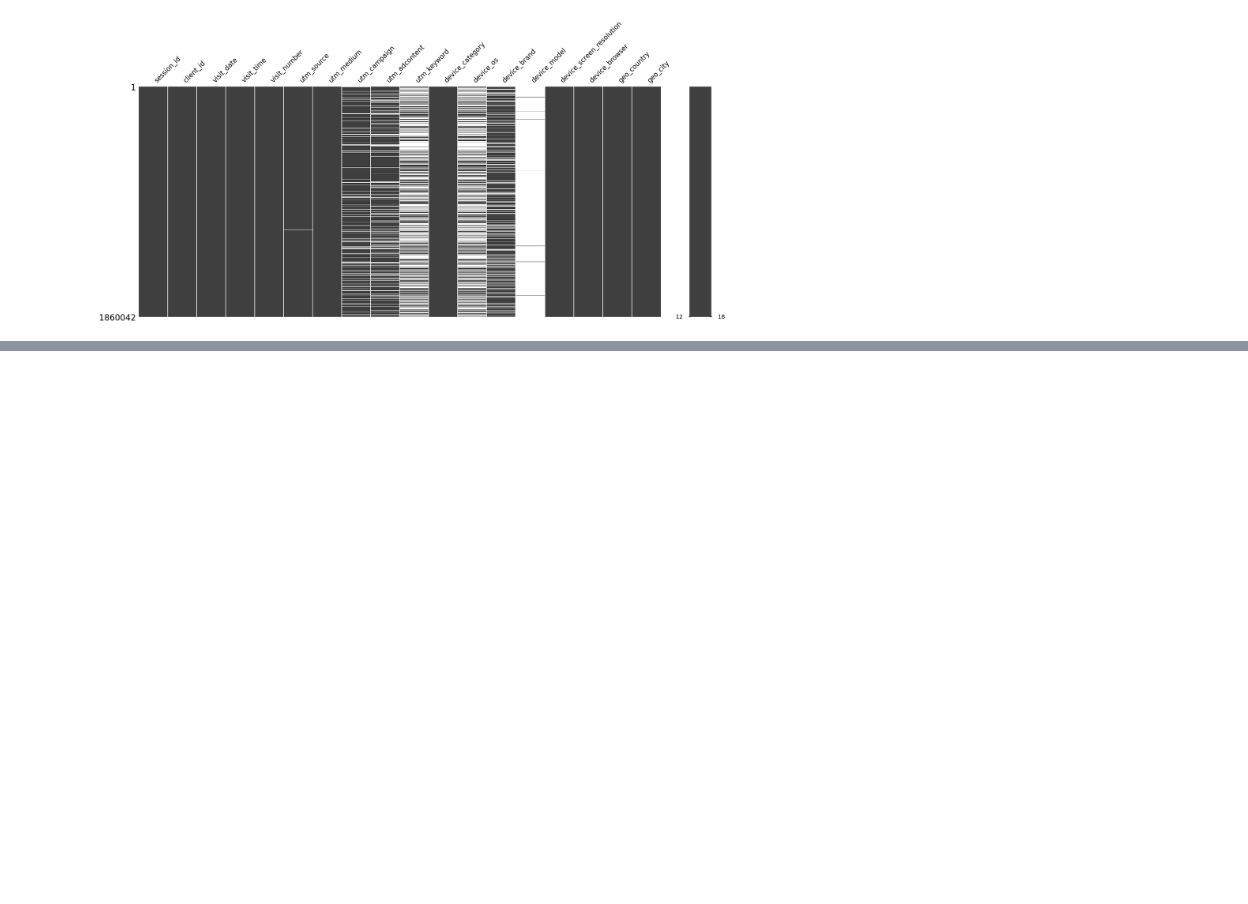
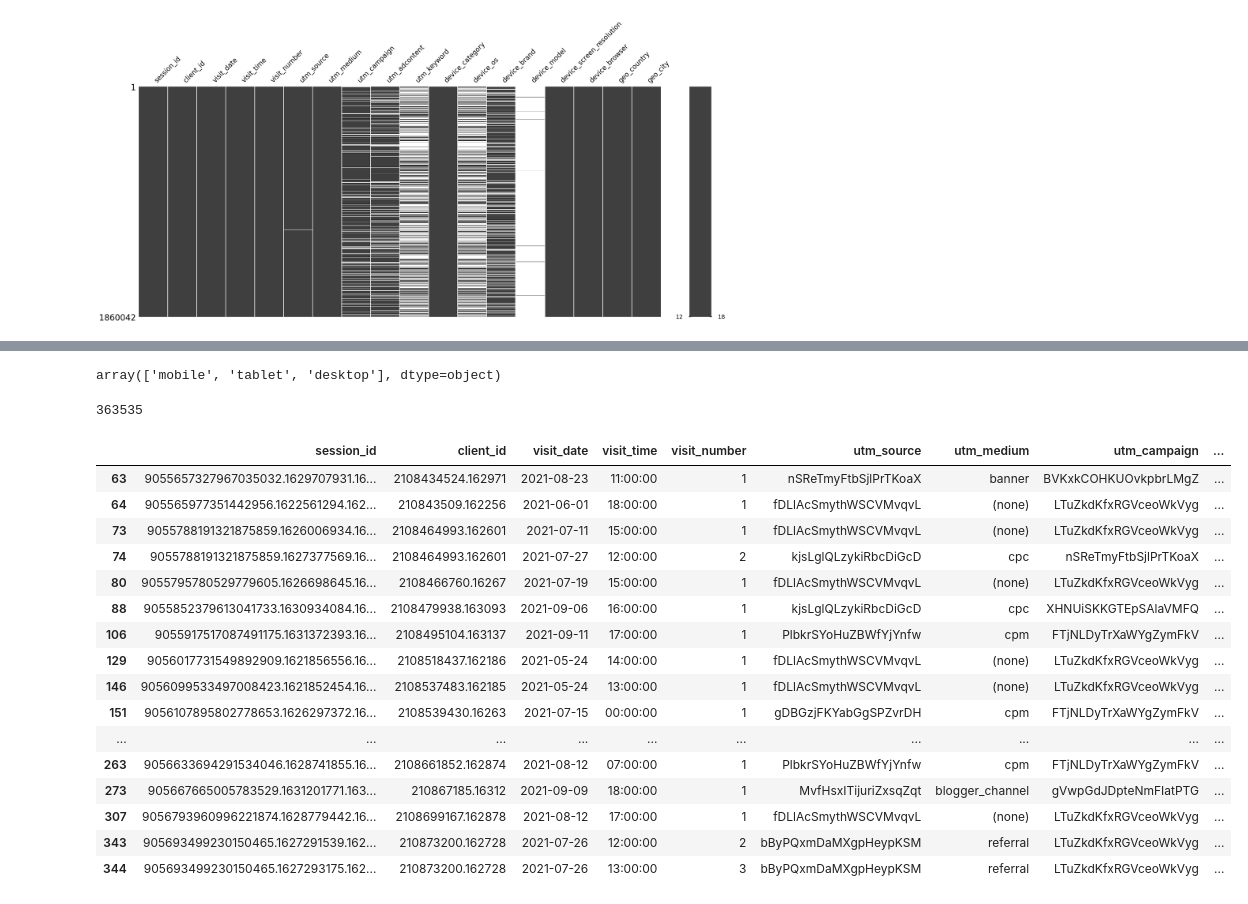
Before and after one commit to alexanpay/ML-model-as-API, a Jupyter notebook: Data_exploration_and_cleaning.ipynb, the cells around one changed output, grey strips where cells are left out. Cells and saved outputs as stored; diff of their text form; code cells hidden in the pictures; blank space fills up the shorter version.

Commit message:
Cleaning missing data

```diff
--- a/Data_exploration_and_cleaning.ipynb
+++ b/Data_exploration_and_cleaning.ipynb
@@ -156,0 +227,40 @@ dtype: float64
+# %%
+df_sessions.loc[(df_sessions['device_brand'] == 'Google') & (df_sessions['device_category'] == 'mobile'), 'device_os'] = 'Android'
+# %%
+#delete all rows where utm_adcontent is null
+df_sessions = df_sessions.dropna(subset=['utm_adcontent'])
+df_sessions = df_sessions.dropna(subset=['utm_campaign'])
+df_sessions = df_sessions.dropna(subset=['utm_source'])
+# %%
+#set 'other' where missing value in device_brand
+df_sessions.loc[df_sessions['device_brand'].isnull(), 'device_brand'] = 'other'
+# %%
+#now we will set 'other'
+df = df_sessions
+df['device_category'].unique()
+# %% [output]
+array(['mobile', 'tablet', 'desktop'], dtype=object)
+# %%
+len(df[(df['device_category'] == 'mobile') & (df['device_os'].isnull())])
+# %% [output]
+363535
+# %%
+df[(df['device_category'] == 'desktop') & (df['device_os'].isnull())].head(25)
+# %% [output]
+|  | session_id | client_id | visit_date | visit_time | visit_number | utm_source | utm_medium | utm_campaign | ... |
+| 63 | 9055657327967035032.1629707931.16... | 2108434524.162971 | 2021-08-23 | 11:00:00 | 1 | nSReTmyFtbSjlPrTKoaX | banner | BVKxkCOHKUOvkpbrLMgZ | ... |
+| 64 | 905565977351442956.1622561294.162... | 210843509.162256 | 2021-06-01 | 18:00:00 | 1 | fDLlAcSmythWSCVMvqvL | (none) | LTuZkdKfxRGVceoWkVyg | ... |
+| 73 | 9055788191321875859.1626006934.16... | 2108464993.162601 | 2021-07-11 | 15:00:00 | 1 | fDLlAcSmythWSCVMvqvL | (none) | LTuZkdKfxRGVceoWkVyg | ... |
+| 74 | 9055788191321875859.1627377569.16... | 2108464993.162601 | 2021-07-27 | 12:00:00 | 2 | kjsLglQLzykiRbcDiGcD | cpc | nSReTmyFtbSjlPrTKoaX | ... |
+| 80 | 9055795780529779605.1626698645.16... | 2108466760.16267 | 2021-07-19 | 15:00:00 | 1 | fDLlAcSmythWSCVMvqvL | (none) | LTuZkdKfxRGVceoWkVyg | ... |
+| 88 | 9055852379613041733.1630934084.16... | 2108479938.163093 | 2021-09-06 | 16:00:00 | 1 | kjsLglQLzykiRbcDiGcD | cpc | XHNUiSKKGTEpSAlaVMFQ | ... |
+| 106 | 9055917517087491175.1631372393.16... | 2108495104.163137 | 2021-09-11 | 17:00:00 | 1 | PlbkrSYoHuZBWfYjYnfw | cpm | FTjNLDyTrXaWYgZymFkV | ... |
+| 129 | 9056017731549892909.1621856556.16... | 2108518437.162186 | 2021-05-24 | 14:00:00 | 1 | fDLlAcSmythWSCVMvqvL | (none) | LTuZkdKfxRGVceoWkVyg | ... |
+| 146 | 9056099533497008423.1621852454.16... | 2108537483.162185 | 2021-05-24 | 13:00:00 | 1 | fDLlAcSmythWSCVMvqvL | (none) | LTuZkdKfxRGVceoWkVyg | ... |
+| 151 | 9056107895802778653.1626297372.16... | 2108539430.16263 | 2021-07-15 | 00:00:00 | 1 | gDBGzjFKYabGgSPZvrDH | cpm | FTjNLDyTrXaWYgZymFkV | ... |
+| ... | ... | ... | ... | ... | ... | ... | ... | ... | ... |
+| 263 | 9056633694291534046.1628741855.16... | 2108661852.162874 | 2021-08-12 | 07:00:00 | 1 | PlbkrSYoHuZBWfYjYnfw | cpm | FTjNLDyTrXaWYgZymFkV | ... |
+| 273 | 905667665005783529.1631201771.163... | 210867185.16312 | 2021-09-09 | 18:00:00 | 1 | MvfHsxITijuriZxsqZqt | blogger_channel | gVwpGdJDpteNmFIatPTG | ... |
+| 307 | 9056793960996221874.1628779442.16... | 2108699167.162878 | 2021-08-12 | 17:00:00 | 1 | fDLlAcSmythWSCVMvqvL | (none) | LTuZkdKfxRGVceoWkVyg | ... |
+| 343 | 905693499230150465.1627291539.162... | 210873200.162728 | 2021-07-26 | 12:00:00 | 2 | bByPQxmDaMXgpHeypKSM | referral | LTuZkdKfxRGVceoWkVyg | ... |
+| 344 | 905693499230150465.1627293175.162... | 210873200.162728 | 2021-07-26 | 13:00:00 | 3 | bByPQxmDaMXgpHeypKSM | referral | LTuZkdKfxRGVceoWkVyg | ... |
```
Also changed, not shown: parts of 16 cells of this notebook.
